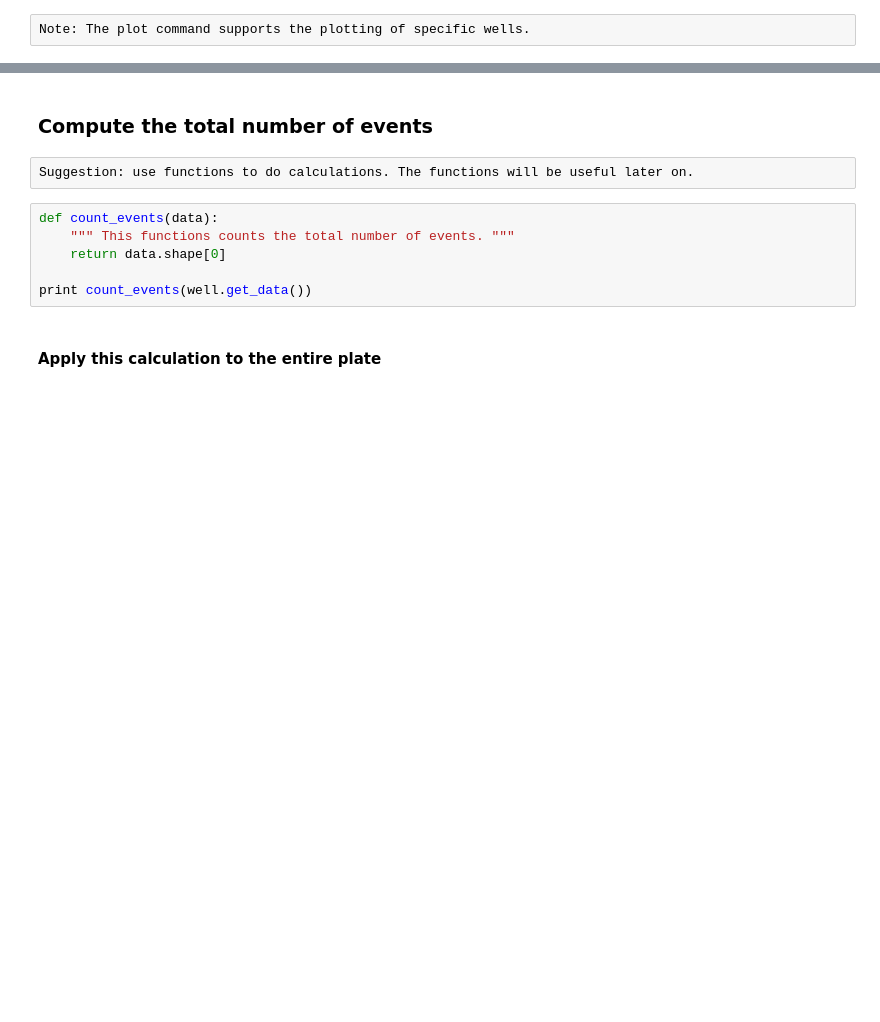
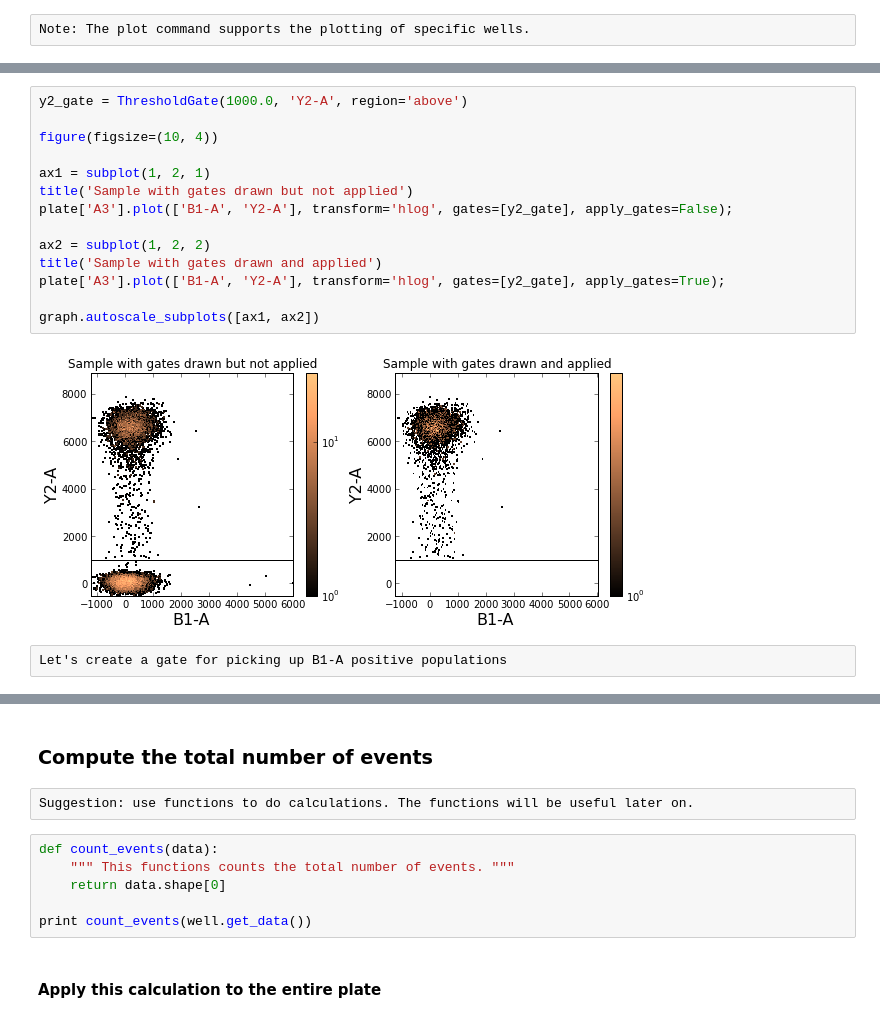
Before and after one commit to eyurtsev/FlowCytometryTools, a Jupyter notebook: doc/Cookbook.ipynb, the cells around one changed output, grey strips where cells are left out. Saved outputs shown, nothing was run; the diff lists cells and outputs as text; blank space fills up the shorter version.

```diff
--- a/doc/Cookbook.ipynb
+++ b/doc/Cookbook.ipynb
@@ -235,0 +280,18 @@ plate.plot(['B1-A', 'Y2-A'], transform='hlog', well_ids='A1');
+# %%
+y2_gate = ThresholdGate(1000.0, 'Y2-A', region='above')
+
+figure(figsize=(10, 4))
+
+ax1 = subplot(1, 2, 1)
+title('Sample with gates drawn but not applied')
+plate['A3'].plot(['B1-A', 'Y2-A'], transform='hlog', gates=[y2_gate], apply_gates=False);
+
+ax2 = subplot(1, 2, 2)
+title('Sample with gates drawn and applied')
+plate['A3'].plot(['B1-A', 'Y2-A'], transform='hlog', gates=[y2_gate], apply_gates=True);
+
+graph.autoscale_subplots([ax1, ax2])
+# %% [output]
+[figure, added]
+# %% [raw]
+Let's create a gate for picking up B1-A positive populations
```
Also changed, not shown: parts of 38 cells of this notebook.
